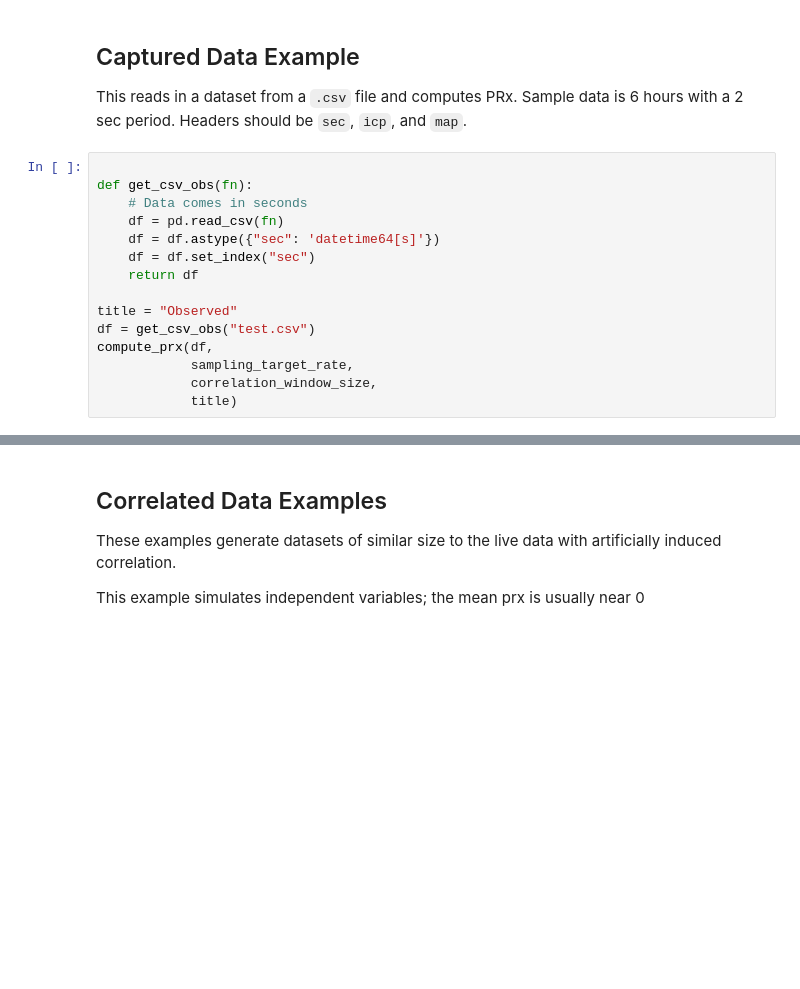
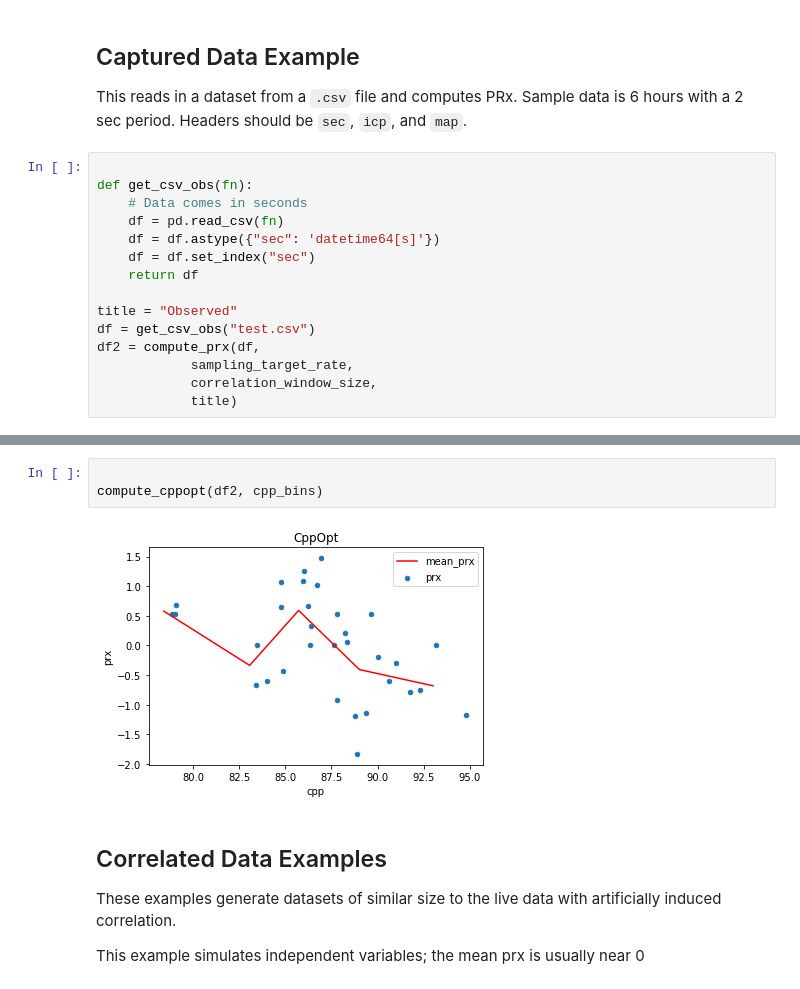
Before and after one commit to derekmerck/prx, a Jupyter notebook: main.ipynb, the cells around one changed output, grey strips where cells are left out. Saved outputs shown, nothing was run; the diff lists cells and outputs as text; blank space fills up the shorter version.

```diff
--- a/main.ipynb
+++ b/main.ipynb
@@ -74,7 +91,7 @@ def get_csv_obs(fn):
 
 title = "Observed"
 df = get_csv_obs("test.csv")
-compute_prx(df,
+df2 = compute_prx(df,
             sampling_target_rate,
             correlation_window_size,
             title)
@@ -92,3 +114,8 @@ Mean PRx: -0.0006525706671639169
+# %%
+
+compute_cppopt(df2, cpp_bins)
+# %% [output]
+[figure, added]
 # %% [markdown]
 ## Correlated Data Examples
 
```
Also changed, not shown: parts of 6 cells of this notebook.
